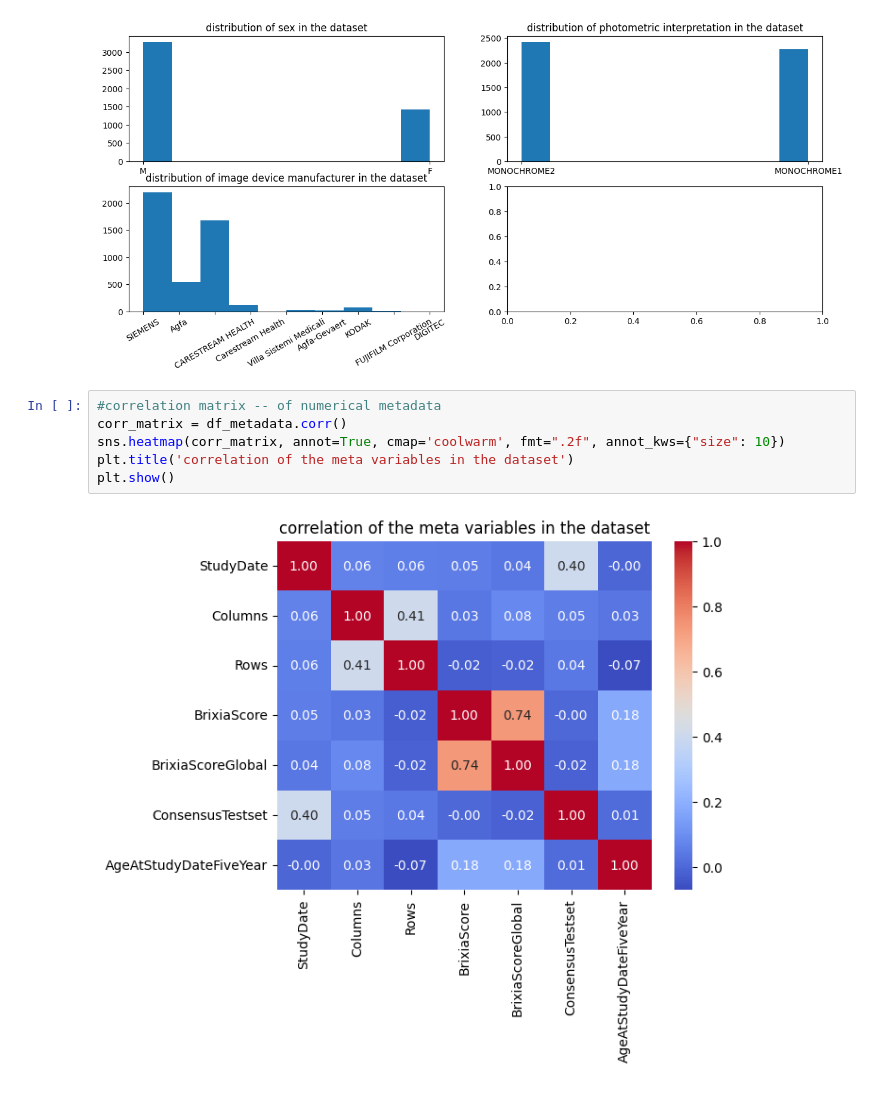
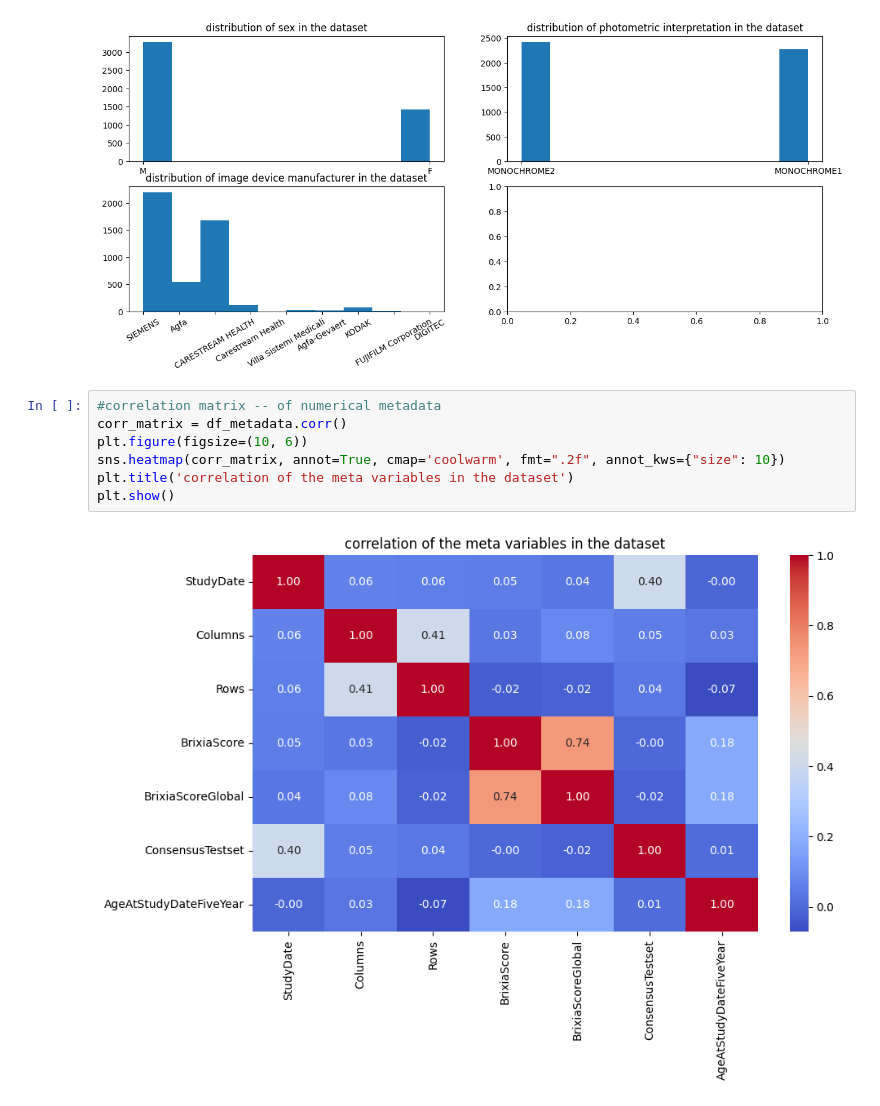
Before and after one commit to adcollin/COVID-detection-from-XRay, a Jupyter notebook: Data/Brixia/Brixia_EDA.ipynb, the cells around one changed output. Drawn from its saved outputs; the diff is of its cells as text.

```diff
--- a/Data/Brixia/Brixia_EDA.ipynb
+++ b/Data/Brixia/Brixia_EDA.ipynb
@@ -145,8 +145,9 @@ Text(0.5, 1.0, 'distribution of photometric interpretation in the dataset')
 # %%
 #correlation matrix -- of numerical metadata
 corr_matrix = df_metadata.corr()
+plt.figure(figsize=(10, 6))
 sns.heatmap(corr_matrix, annot=True, cmap='coolwarm', fmt=".2f", annot_kws={"size": 10})
 plt.title('correlation of the meta variables in the dataset')
 plt.show()
 # %% [output]
-[figure, old version]
+[figure, new version]
```
